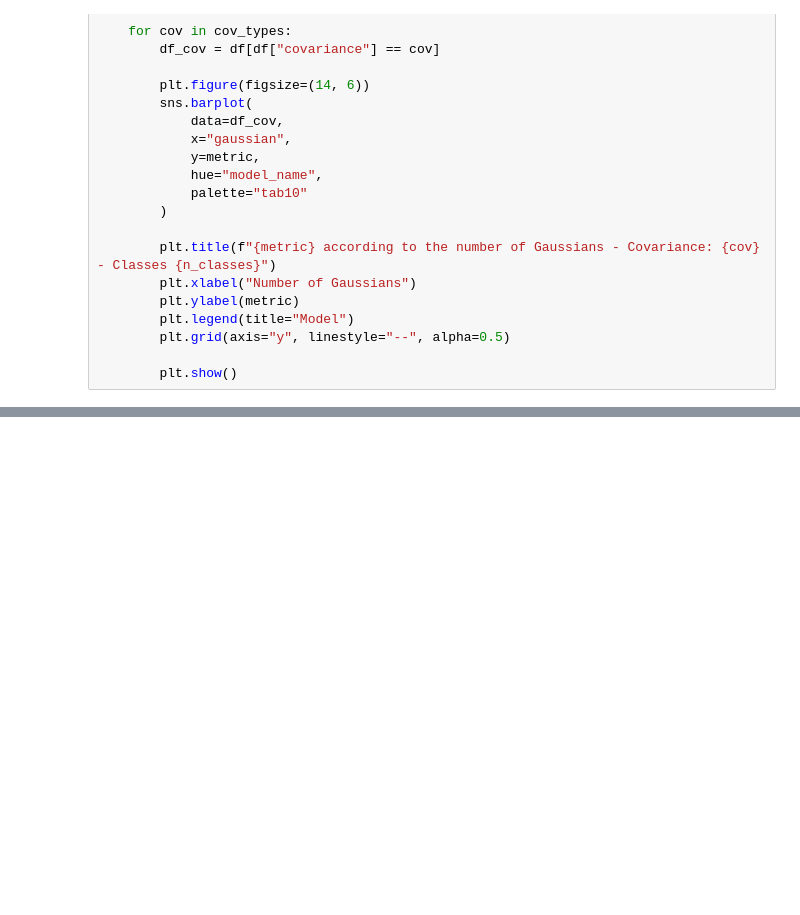
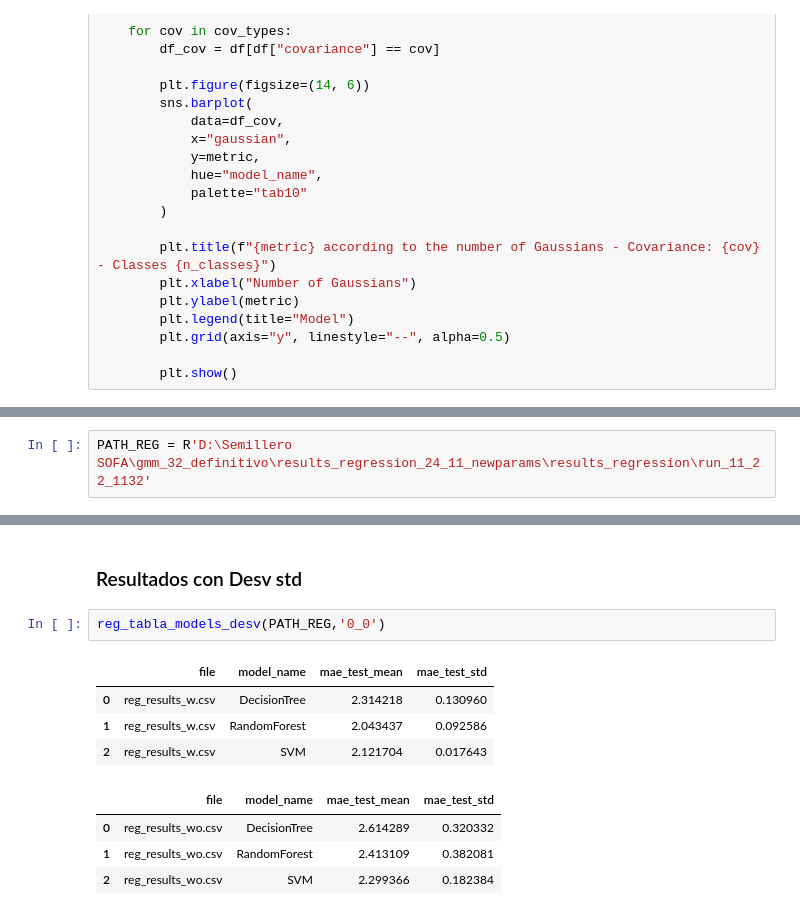
Before and after one commit to Semillero-SOFA/ici-estimation-gmm-extended, a Jupyter notebook: Results/plot_results.ipynb, the cells around one changed output, grey strips where cells are left out. Saved outputs shown, nothing was run; the diff lists cells and outputs as text; blank space fills up the shorter version.

Commit message:
Add XGBoost in train models. Add summary results

```diff
--- a/Results/plot_results.ipynb
+++ b/Results/plot_results.ipynb
@@ -80,0 +199,2 @@ plot_results_classification(df, "acc_test")
+# %%
+PATH_REG = R'D:\Semillero SOFA\gmm_32_definitivo\results_regression_24_11_newparams\results_regression\run_11_22_1132'
@@ -80,0 +221,13 @@ plot_results_classification(df, "acc_test")
+# %% [markdown]
+### Resultados con Desv std
+# %%
+reg_tabla_models_desv(PATH_REG,'0_0')
+# %% [output]
+|  | file | model_name | mae_test_mean | mae_test_std |
+| 0 | reg_results_w.csv | DecisionTree | 2.314218 | 0.130960 |
+| 1 | reg_results_w.csv | RandomForest | 2.043437 | 0.092586 |
+| 2 | reg_results_w.csv | SVM | 2.121704 | 0.017643 |
+|  | file | model_name | mae_test_mean | mae_test_std |
+| 0 | reg_results_wo.csv | DecisionTree | 2.614289 | 0.320332 |
+| 1 | reg_results_wo.csv | RandomForest | 2.413109 | 0.382081 |
+| 2 | reg_results_wo.csv | SVM | 2.299366 | 0.182384 |
```
Also changed, not shown: parts of 30 cells of this notebook, 4 other files.
